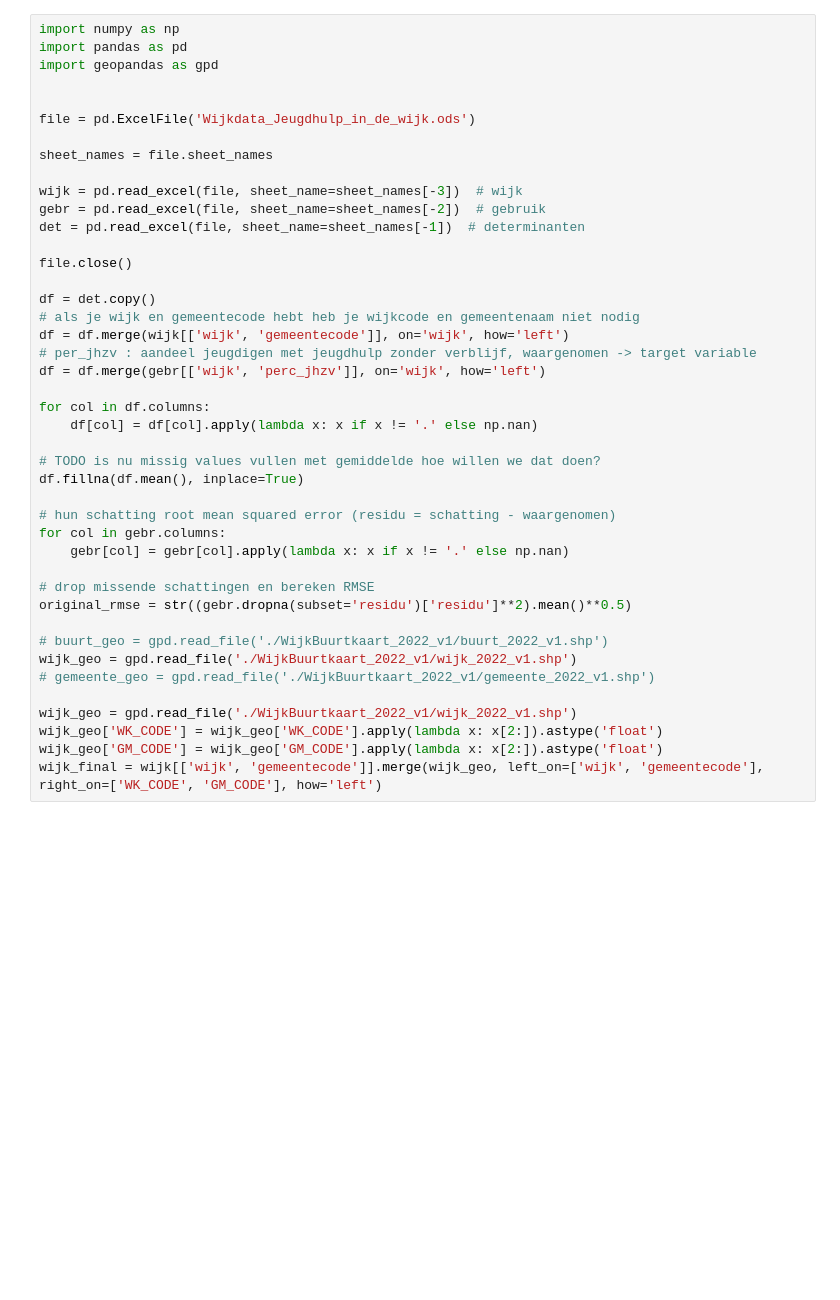
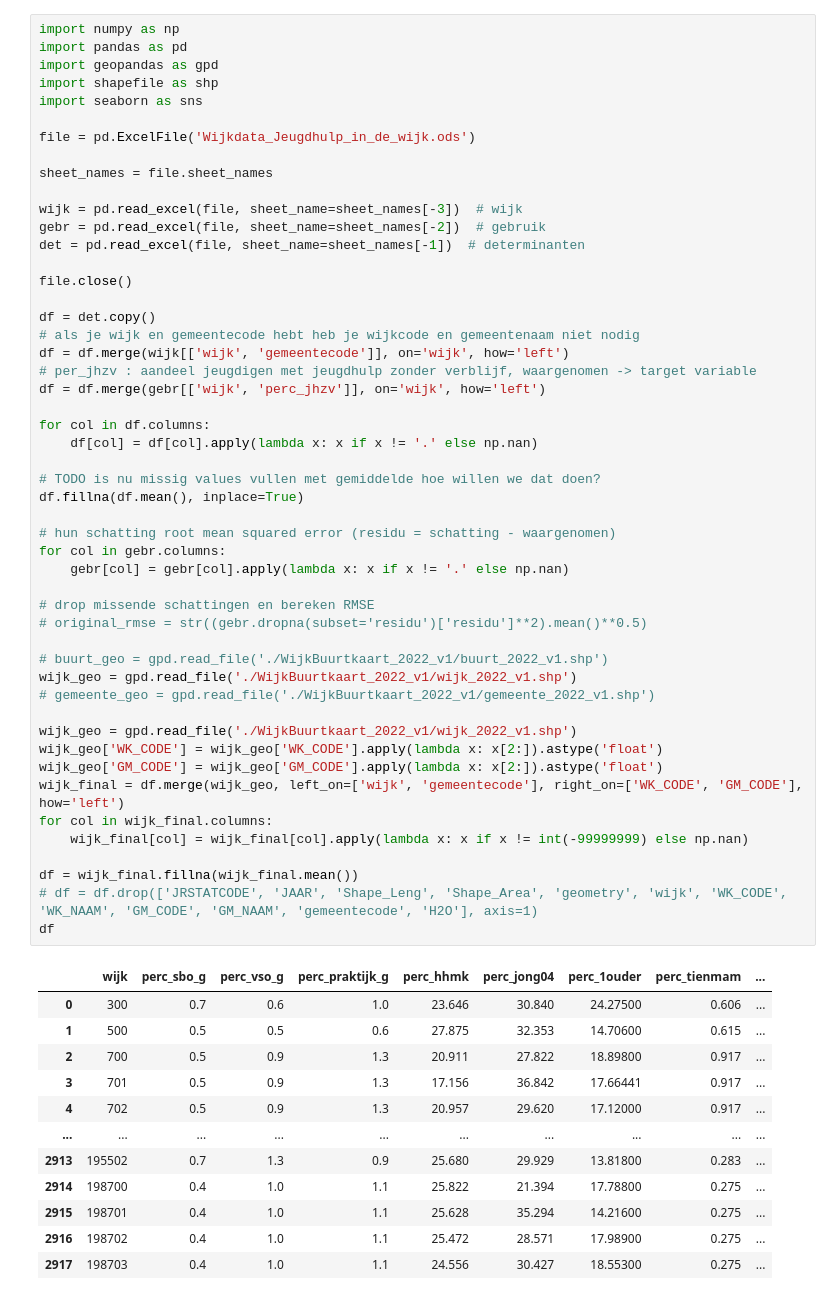
Before and after one commit to semkjaer/capybara1.0, a Jupyter notebook: geodatamap.ipynb, the cells around one changed output. Cells and saved outputs as stored; diff of their text form; blank space fills up the shorter version.

```diff
--- a/geodatamap.ipynb
+++ b/geodatamap.ipynb
@@ -2,7 +2,8 @@
 import numpy as np
 import pandas as pd
 import geopandas as gpd
-
+import shapefile as shp
+import seaborn as sns
 
 file = pd.ExcelFile('Wijkdata_Jeugdhulp_in_de_wijk.ods')
 
@@ -13,32 +14,50 @@ gebr = pd.read_excel(file, sheet_name=sheet_names[-2])  # gebruik
 det = pd.read_excel(file, sheet_name=sheet_names[-1])  # determinanten
 
 file.close()
 
 df = det.copy()
 # als je wijk en gemeentecode hebt heb je wijkcode en gemeentenaam niet nodig
 df = df.merge(wijk[['wijk', 'gemeentecode']], on='wijk', how='left')
 # per_jhzv : aandeel jeugdigen met jeugdhulp zonder verblijf, waargenomen -> target variable
 df = df.merge(gebr[['wijk', 'perc_jhzv']], on='wijk', how='left')
 
 for col in df.columns:
     df[col] = df[col].apply(lambda x: x if x != '.' else np.nan)
 
 # TODO is nu missig values vullen met gemiddelde hoe willen we dat doen?
 df.fillna(df.mean(), inplace=True)
 
 # hun schatting root mean squared error (residu = schatting - waargenomen)
 for col in gebr.columns:
     gebr[col] = gebr[col].apply(lambda x: x if x != '.' else np.nan)
 
 # drop missende schattingen en bereken RMSE
-original_rmse = str((gebr.dropna(subset='residu')['residu']**2).mean()**0.5)
+# original_rmse = str((gebr.dropna(subset='residu')['residu']**2).mean()**0.5)
 
 # buurt_geo = gpd.read_file('./WijkBuurtkaart_2022_v1/buurt_2022_v1.shp')
 wijk_geo = gpd.read_file('./WijkBuurtkaart_2022_v1/wijk_2022_v1.shp')
 # gemeente_geo = gpd.read_file('./WijkBuurtkaart_2022_v1/gemeente_2022_v1.shp')
 
 wijk_geo = gpd.read_file('./WijkBuurtkaart_2022_v1/wijk_2022_v1.shp')
 wijk_geo['WK_CODE'] = wijk_geo['WK_CODE'].apply(lambda x: x[2:]).astype('float')
 wijk_geo['GM_CODE'] = wijk_geo['GM_CODE'].apply(lambda x: x[2:]).astype('float')
-wijk_final = wijk[['wijk', 'gemeentecode']].merge(wijk_geo, left_on=['wijk', 'gemeentecode'], right_on=['WK_CODE', 'GM_CODE'], how='left')
+wijk_final = df.merge(wijk_geo, left_on=['wijk', 'gemeentecode'], right_on=['WK_CODE', 'GM_CODE'], how='left')
+for col in wijk_final.columns:
+    wijk_final[col] = wijk_final[col].apply(lambda x: x if x != int(-99999999) else np.nan)
+
+df = wijk_final.fillna(wijk_final.mean())
+# df = df.drop(['JRSTATCODE', 'JAAR', 'Shape_Leng', 'Shape_Area', 'geometry', 'wijk', 'WK_CODE', 'WK_NAAM', 'GM_CODE', 'GM_NAAM', 'gemeentecode', 'H2O'], axis=1)
+df
 # %% [output]
+|  | wijk | perc_sbo_g | perc_vso_g | perc_praktijk_g | perc_hhmk | perc_jong04 | perc_1ouder | perc_tienmam | ... |
+| 0 | 300 | 0.7 | 0.6 | 1.0 | 23.646 | 30.840 | 24.27500 | 0.606 | ... |
+| 1 | 500 | 0.5 | 0.5 | 0.6 | 27.875 | 32.353 | 14.70600 | 0.615 | ... |
+| 2 | 700 | 0.5 | 0.9 | 1.3 | 20.911 | 27.822 | 18.89800 | 0.917 | ... |
+| 3 | 701 | 0.5 | 0.9 | 1.3 | 17.156 | 36.842 | 17.66441 | 0.917 | ... |
+| 4 | 702 | 0.5 | 0.9 | 1.3 | 20.957 | 29.620 | 17.12000 | 0.917 | ... |
+| ... | ... | ... | ... | ... | ... | ... | ... | ... | ... |
+| 2913 | 195502 | 0.7 | 1.3 | 0.9 | 25.680 | 29.929 | 13.81800 | 0.283 | ... |
+| 2914 | 198700 | 0.4 | 1.0 | 1.1 | 25.822 | 21.394 | 17.78800 | 0.275 | ... |
+| 2915 | 198701 | 0.4 | 1.0 | 1.1 | 25.628 | 35.294 | 14.21600 | 0.275 | ... |
+| 2916 | 198702 | 0.4 | 1.0 | 1.1 | 25.472 | 28.571 | 17.98900 | 0.275 | ... |
+| 2917 | 198703 | 0.4 | 1.0 | 1.1 | 24.556 | 30.427 | 18.55300 | 0.275 | ... |
```
Also changed, not shown: parts of 5 cells of this notebook, 1 other file.
